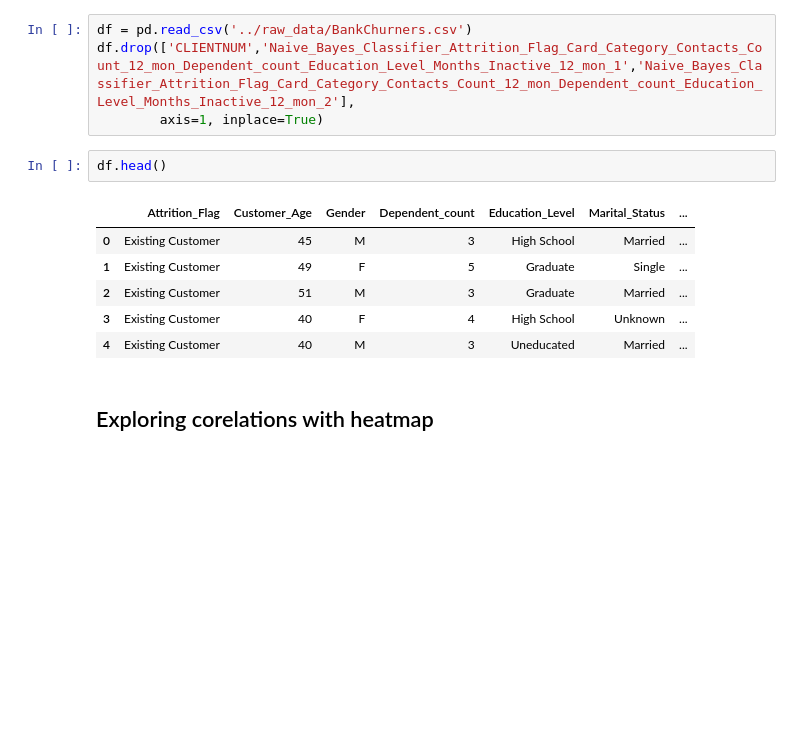
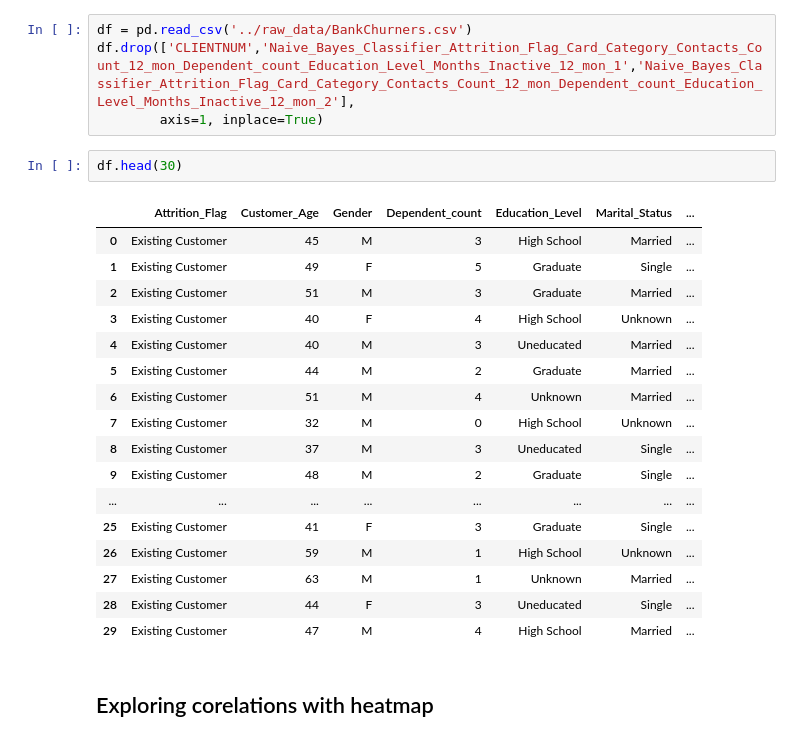
Before and after one commit to mohit-challa/GiveMeSomeCredit, a Jupyter notebook: notebooks/GiveMeSomeCredit_Pipelines.ipynb, the cells around one changed output. Cells and saved outputs as stored; diff of their text form; blank space fills up the shorter version.

```diff
--- a/notebooks/GiveMeSomeCredit_Pipelines.ipynb
+++ b/notebooks/GiveMeSomeCredit_Pipelines.ipynb
@@ -45,14 +46,25 @@ df = pd.read_csv('../raw_data/BankChurners.csv')
 df.drop(['CLIENTNUM','Naive_Bayes_Classifier_Attrition_Flag_Card_Category_Contacts_Count_12_mon_Dependent_count_Education_Level_Months_Inactive_12_mon_1','Naive_Bayes_Classifier_Attrition_Flag_Card_Category_Contacts_Count_12_mon_Dependent_count_Education_Level_Months_Inactive_12_mon_2'],
         axis=1, inplace=True)
 # %%
-df.head()
+df.head(30)
 # %% [output]
 |  | Attrition_Flag | Customer_Age | Gender | Dependent_count | Education_Level | Marital_Status | ... |
 | 0 | Existing Customer | 45 | M | 3 | High School | Married | ... |
 | 1 | Existing Customer | 49 | F | 5 | Graduate | Single | ... |
 | 2 | Existing Customer | 51 | M | 3 | Graduate | Married | ... |
 | 3 | Existing Customer | 40 | F | 4 | High School | Unknown | ... |
 | 4 | Existing Customer | 40 | M | 3 | Uneducated | Married | ... |
+| 5 | Existing Customer | 44 | M | 2 | Graduate | Married | ... |
+| 6 | Existing Customer | 51 | M | 4 | Unknown | Married | ... |
+| 7 | Existing Customer | 32 | M | 0 | High School | Unknown | ... |
+| 8 | Existing Customer | 37 | M | 3 | Uneducated | Single | ... |
+| 9 | Existing Customer | 48 | M | 2 | Graduate | Single | ... |
+| ... | ... | ... | ... | ... | ... | ... | ... |
+| 25 | Existing Customer | 41 | F | 3 | Graduate | Single | ... |
+| 26 | Existing Customer | 59 | M | 1 | High School | Unknown | ... |
+| 27 | Existing Customer | 63 | M | 1 | Unknown | Married | ... |
+| 28 | Existing Customer | 44 | F | 3 | Uneducated | Single | ... |
+| 29 | Existing Customer | 47 | M | 4 | High School | Married | ... |
 # %% [markdown]
 ## Exploring corelations with heatmap
 # %%
```
Also changed, not shown: parts of 15 cells of this notebook.
